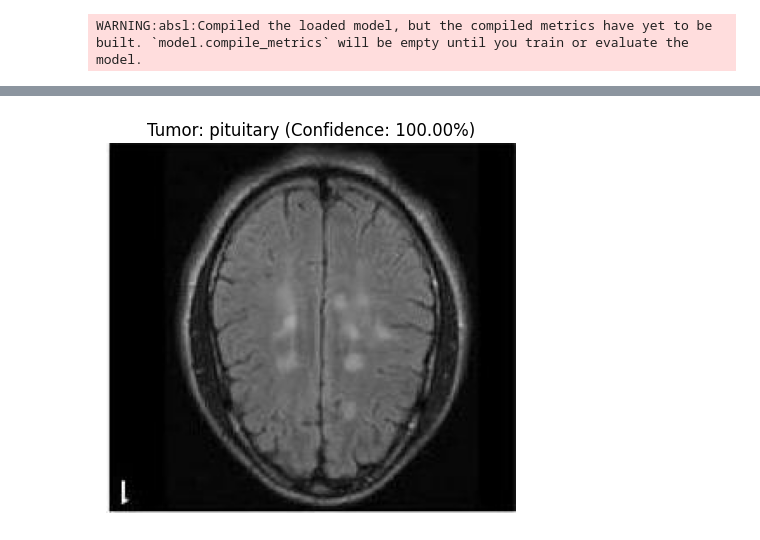
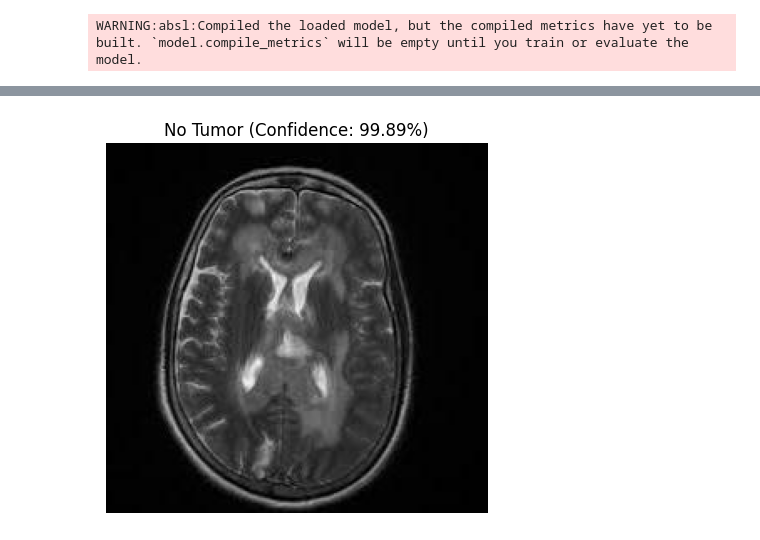
Before and after one commit to ariitooo/Building-a-Brain-Tumor-Detection-Using-Deep-Learning-MRI-Images-Detection-Using-Computer-Vision, a Jupyter notebook: Building-a-Brain-Tumor-Detection-Using-Deep-Learning-MRI-Images-Detection-Using-Computer-Vision .ipynb, the cells around one changed output, grey strips where cells are left out. Drawn from its saved outputs; the diff is of its cells as text; code cells hidden in the pictures.

```diff
--- a/Building-a-Brain-Tumor-Detection-Using-Deep-Learning-MRI-Images-Detection-Using-Computer-Vision .ipynb
+++ b/Building-a-Brain-Tumor-Detection-Using-Deep-Learning-MRI-Images-Detection-Using-Computer-Vision .ipynb
@@ -320,34 +228,40 @@ model = load_model('model.h5')
 # %% [output]
 WARNING:absl:Compiled the loaded model, but the compiled metrics have yet to be built. `model.compile_metrics` will be empty until you train or evaluate the model.
 # %%
-class_labels = ['pituitary', 'glioma', 'notumor', 'meninguma']
+class_labels = ['notumor','pituitary', 'meningioma' , 'glioma']
 
-def detect_and_display(image_path, model):
+def detect_and_display(img_path, model, image_size=128):
+    """
+    Function to detect tumor and display results.
+    If no tumor is detected, it displays "No Tumor".
+    Otherwise, it shows the predicted tumor class and confidence.
+    """
     try:
-        img = load_img(image_path, target_size=(224, 224))
-        img_array = img_to_array(img)
-        img_array = np.expand_dims(img_array, axis=0)
+        # Load and preprocess the image
+        img = load_img(img_path, target_size=(image_size, image_size))
+        img_array = img_to_array(img) / 255.0  # Normalize pixel values
+        img_array = np.expand_dims(img_array, axis=0)  # Add batch dimension
 
+        # Make a prediction
         predictions = model.predict(img_array)
-        predicted_class_index = np.argmax(predictions)
+        predicted_class_index = np.argmax(predictions, axis=1)[0]
         confidence_score = np.max(predictions, axis=1)[0]
 
+        # Determine the class
         if class_labels[predicted_class_index] == 'notumor':
-            result = "No Tumor Detected"
+            result = "No Tumor"
         else:
             result = f"Tumor: {class_labels[predicted_class_index]}"
 
-        # Fix 1: Changed img_path to image_path
-        plt.imshow(load_img(image_path))
+        # Display the image with the prediction
+        plt.imshow(load_img(img_path))
         plt.axis('off')
-
-        # Fix 2: Called plt.title() as a function
         plt.title(f"{result} (Confidence: {confidence_score * 100:.2f}%)")
         plt.show()
 
     except Exception as e:
-        print(f"Error Processing Image: {e}")
+        print("Error processing the image:", str(e))
 # %%
-image_path = '/content/Testing/notumor/Te-no_143.jpg'
-detect_and_display(image_path,model)
+image_path = '/content/Testing/notumor/Te-no_155.jpg'  # Provide the path to your new image
+detect_and_display(image_path, model)
 # %% [output]
@@ -355 +269 @@ detect_and_display(image_path,model)
-[figure, old version]
+[figure, new version]
```
Also changed, not shown: parts of 12 cells of this notebook.
